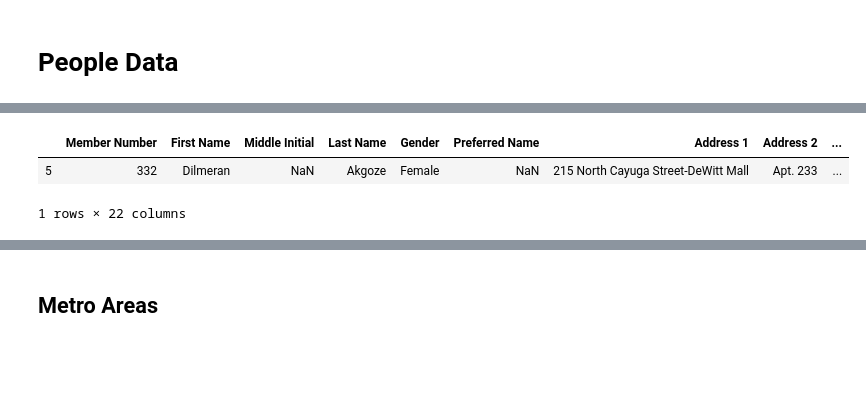
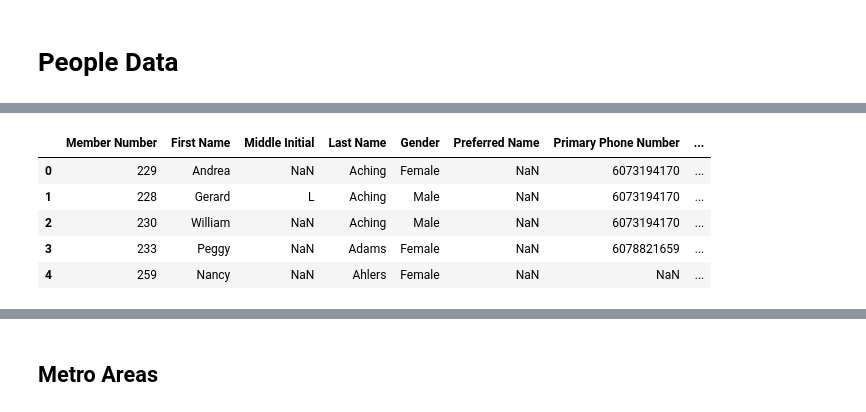
Before and after one commit to cornellh4i/love-living-at-home, a Jupyter notebook: app/data/notebooks/process_data.ipynb, the cells around one changed output, grey strips where cells are left out. Saved outputs shown, nothing was run; the diff lists cells and outputs as text; code cells hidden in the pictures; blank space fills up the shorter version.

```diff
--- a/app/data/notebooks/process_data.ipynb
+++ b/app/data/notebooks/process_data.ipynb
@@ -210,5 +208,6 @@ SyntaxError: invalid syntax (<ipython-input-17-20f8b813cf47>, line 1)
 # %%
 # Read in member data
 members_df = pd.read_csv(f"{ROOT_DATA_DIR}/members_including_metro_area_data.csv")
+members_df = members_df.rename(columns={"Address 1" : "Address"})
 members_df.head()
 # %% [output]
@@ -222,10 +338,14 @@ members_df.head()
 # %%
 # Drop irrelevant columns from members_df and rename as necessary
 members_df = members_df[['Member Number','First Name', 'Middle Initial','Last Name',
-                        'Gender','Nickname','Address 1', 'Address 2', 'City',
-                         'State', 'Zip', 'Country', 'Metro Area', 'Phone', 'Cell Phone',
-                        'Email', 'Date Expired']]
+                        'Gender','Nickname', 'Phone', 'Cell Phone',
+                        'Email']]
 members_df = members_df.rename(columns={"Nickname": "Preferred Name", "Phone": "Primary Phone Number",
-                           "Cell Phone": "Secondary Phone Number"})
+                           "Cell Phone": "Secondary Phone Number", "Email": "Email Address"})
+members_df['Salutation'] = None
+members_df['Volunteer Id'] = None
+members_df['Primary Address Id'] = None
+members_df['Secondary Address Id'] = None
+members_df['Preferred Contact Method']  = None
 members_df.head()
 # %% [output]
@@ -239,7 +359,7 @@ members_df.head()
 # Read in emergency contact information and rename columns
 members_emergency_contact = pd.read_csv(f"{ROOT_DATA_DIR}/member_emergency_contact.csv")
 members_emergency_contact = members_emergency_contact.rename(columns={"Contact Name": "Emergency Contact Name",
-                                                                      "Relationship": "Emergency Contact Relation",
+                                                                      "Relationship": "Emergency Contact Relationship",
                                                                       "Contact Email": "Emergency Contact Email Address",
                                                                      "Contact Phone": "Emergency Contact Phone Number"})
 members_emergency_contact.head()
@@ -253,10 +373,14 @@ members_emergency_contact.head()
 # %%
 # Add member emergency contact information
 members_df['Member Name'] = members_df['First Name'] + ' ' + members_df['Last Name']
 members_df = members_df.merge(members_emergency_contact, how='left',
-                 left_on='Member Name', right_on='Member Name',)
-members_df[members_df['Member Name'] == 'Dilmeran Akgoze']
+                 left_on='Member Name', right_on='Member Name')
+members_df.drop(['Member Name'],axis=1)
+members_df.head()
 # %% [output]
-|  | Member Number | First Name | Middle Initial | Last Name | Gender | Preferred Name | Address 1 | Address 2 | ... |
-| 5 | 332 | Dilmeran | NaN | Akgoze | Female | NaN | 215 North Cayuga Street-DeWitt Mall | Apt. 233 | ... |
+|  | Member Number | First Name | Middle Initial | Last Name | Gender | Preferred Name | Primary Phone Number | ... |
+| 0 | 229 | Andrea | NaN | Aching | Female | NaN | 6073194170 | ... |
+| 1 | 228 | Gerard | L | Aching | Male | NaN | 6073194170 | ... |
+| 2 | 230 | William | NaN | Aching | Male | NaN | 6073194170 | ... |
+| 3 | 233 | Peggy | NaN | Adams | Female | NaN | 6078821659 | ... |
+| 4 | 259 | Nancy | NaN | Ahlers | Female | NaN | NaN | ... |
-1 rows × 22 columns
```
Also changed, not shown: parts of 65 cells of this notebook, 38 other files.
